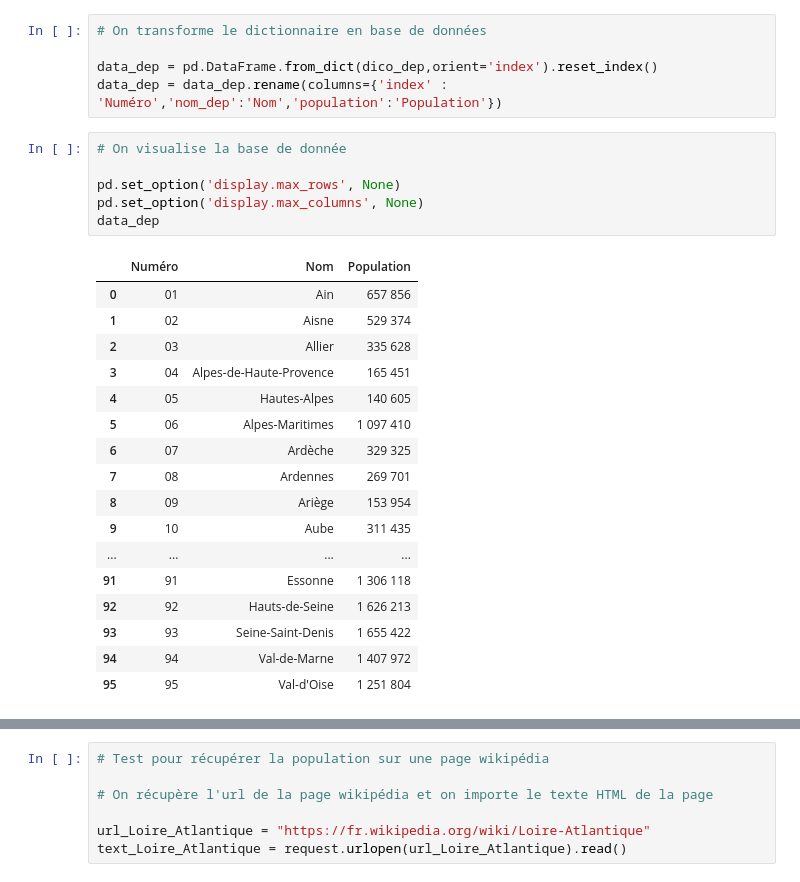
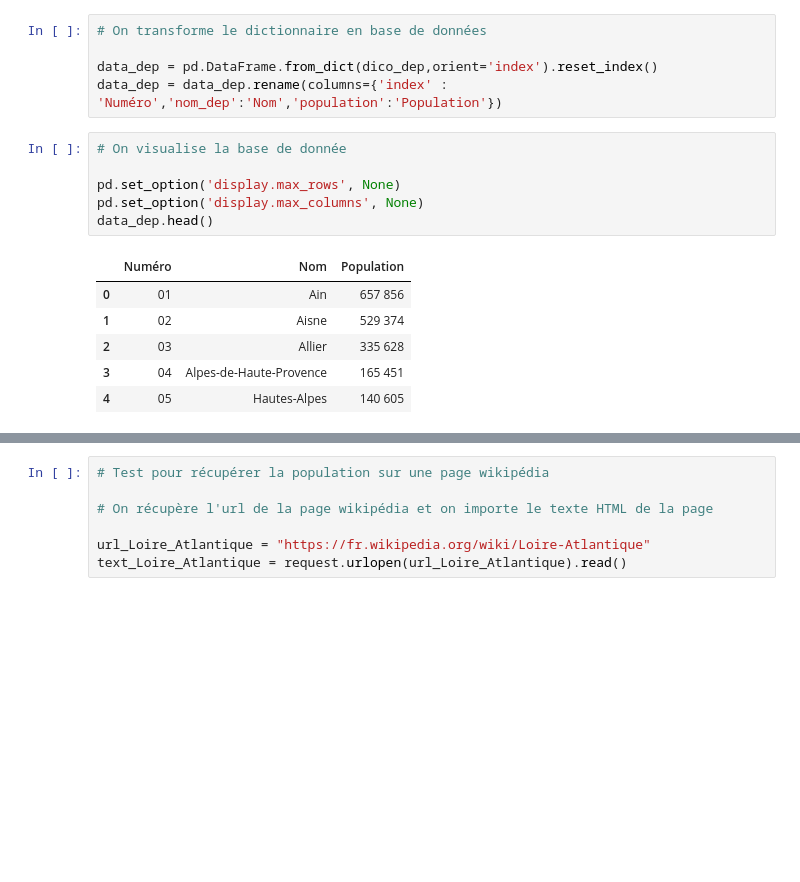
Before and after one commit to tgarnier067/Projet-Python-2023, a Jupyter notebook: recup_données.ipynb, the cells around one changed output, grey strips where cells are left out. Cells and saved outputs as stored; diff of their text form; blank space fills up the shorter version.

```diff
--- a/recup_données.ipynb
+++ b/recup_données.ipynb
@@ -171,24 +173,13 @@ data_dep = data_dep.rename(columns={'index' : 'Numéro','nom_dep':'Nom','populat
 # %%
 # On visualise la base de donnée
 
 pd.set_option('display.max_rows', None)
 pd.set_option('display.max_columns', None)
-data_dep
+data_dep.head()
 # %% [output]
 |  | Numéro | Nom | Population |
 | 0 | 01 | Ain | 657 856 |
 | 1 | 02 | Aisne | 529 374 |
 | 2 | 03 | Allier | 335 628 |
 | 3 | 04 | Alpes-de-Haute-Provence | 165 451 |
 | 4 | 05 | Hautes-Alpes | 140 605 |
-| 5 | 06 | Alpes-Maritimes | 1 097 410 |
-| 6 | 07 | Ardèche | 329 325 |
-| 7 | 08 | Ardennes | 269 701 |
-| 8 | 09 | Ariège | 153 954 |
-| 9 | 10 | Aube | 311 435 |
-| ... | ... | ... | ... |
-| 91 | 91 | Essonne | 1 306 118 |
-| 92 | 92 | Hauts-de-Seine | 1 626 213 |
-| 93 | 93 | Seine-Saint-Denis | 1 655 422 |
-| 94 | 94 | Val-de-Marne | 1 407 972 |
-| 95 | 95 | Val-d'Oise | 1 251 804 |
```
Also changed, not shown: parts of 6 cells of this notebook.
